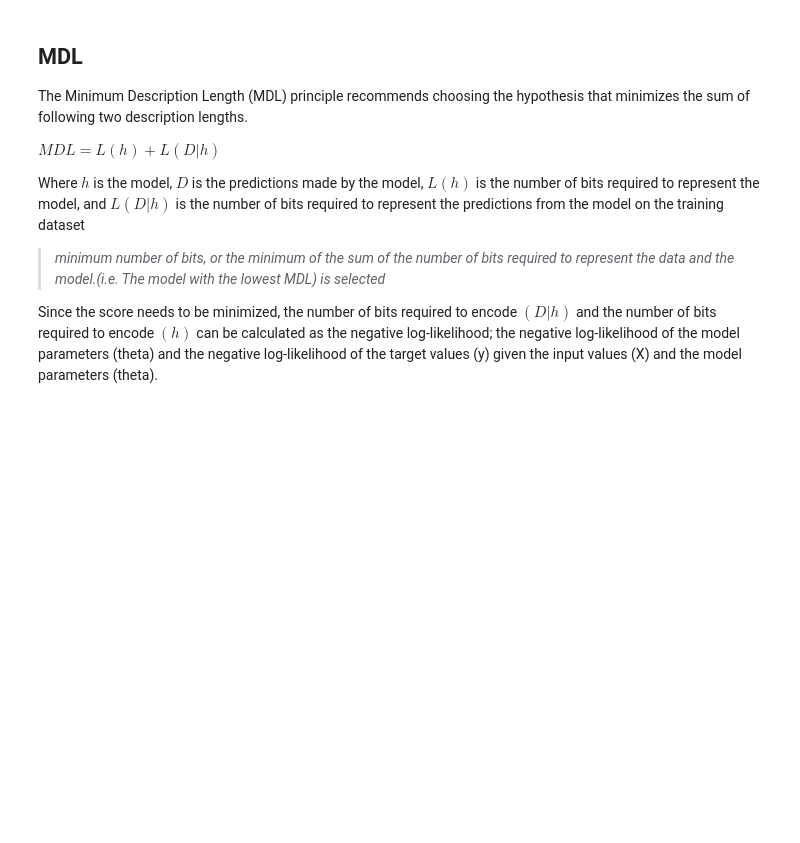
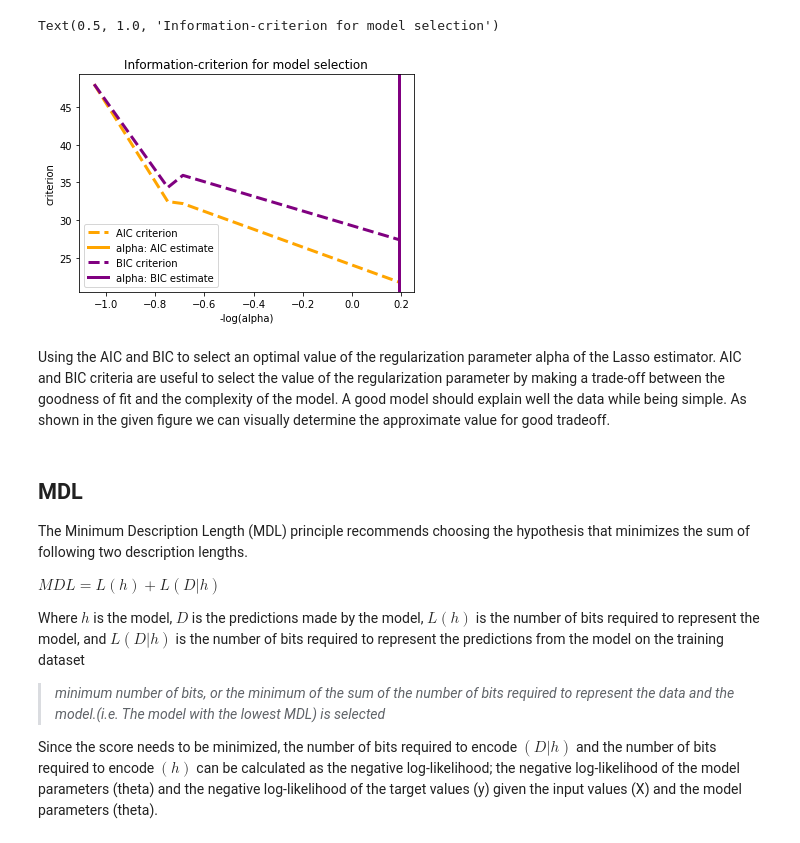
Before and after one commit to Mnpr/ClassicalML-ScikitLearn, a Jupyter notebook: ModelSelection/Notebooks/4.AIC_BIC_MDL.ipynb, the cells around one changed output. Drawn from its saved outputs; the diff is of its cells as text; code cells hidden in the pictures; blank space fills up the shorter version.

```diff
--- a/ModelSelection/Notebooks/4.AIC_BIC_MDL.ipynb
+++ b/ModelSelection/Notebooks/4.AIC_BIC_MDL.ipynb
@@ -29,0 +16,4 @@ Number of parameters: 3
+# %%
+dataset = pd.read_csv('../Resources/petrol_consumption.csv')
+dataset.head()
+dataset.describe()
@@ -29,0 +32,3 @@ Number of parameters: 3
+# %%
+X = dataset[['Petrol_tax', 'Average_income', 'Paved_Highways', 'Population_Driver_licence(%)']]
+y = dataset['Petrol_Consumption']
@@ -110,3 +141,37 @@ In this case, the BIC is reported to be a value of about -469.713, which is very
+# %%
+from sklearn.linear_model import LassoLarsIC
+
+akaike = LassoLarsIC(criterion='aic')
+akaike.fit(X, y)
+alpha_aic_ = akaike.alpha_
+
+bayesian = LassoLarsIC(criterion='bic')
+bayesian.fit(X, y)
+alpha_bic_ = bayesian.alpha_
+
+
+def plot_aic_bic(ic, name, color):
+    alpha_ = ic.alpha_
+    alphas_ = ic.alphas_
+    criterion_ = ic.criterion_
+    plt.plot(-np.log10(alphas_), criterion_, '--', color=color,
+             linewidth=3, label='%s criterion' % name)
+    plt.axvline(-np.log10(alpha_), color=color, linewidth=3,
+                label='alpha: %s estimate' % name)
+    plt.xlabel('-log(alpha)')
+    plt.ylabel('criterion')
+
+plt.figure()
+plot_aic_bic(akaike, 'AIC', 'orange')
+plot_aic_bic(bayesian, 'BIC', 'purple')
+plt.legend()
+plt.title('Information-criterion for model selection')
+# %% [output]
+Text(0.5, 1.0, 'Information-criterion for model selection')
+[figure, added]
+# %% [markdown]
+Using the AIC and BIC to select an optimal value of the regularization parameter alpha of the Lasso estimator. AIC and BIC criteria are useful to select the value of the regularization parameter by making a trade-off between the goodness of fit and the complexity of the model. A good model should explain well the data while being simple.
+As shown in the given figure we can visually determine the approximate value for good tradeoff.
 # %% [markdown]
 ## MDL
 
```
Also changed, not shown: parts of 24 cells of this notebook, 1 other file.
